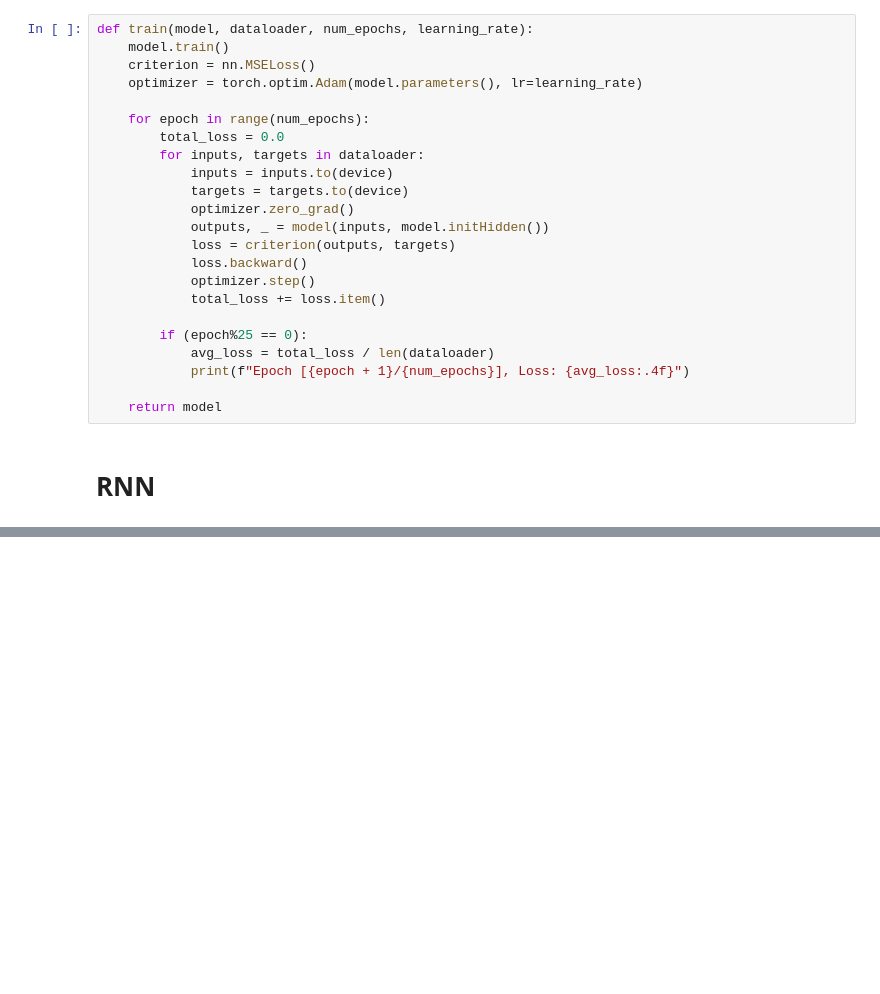
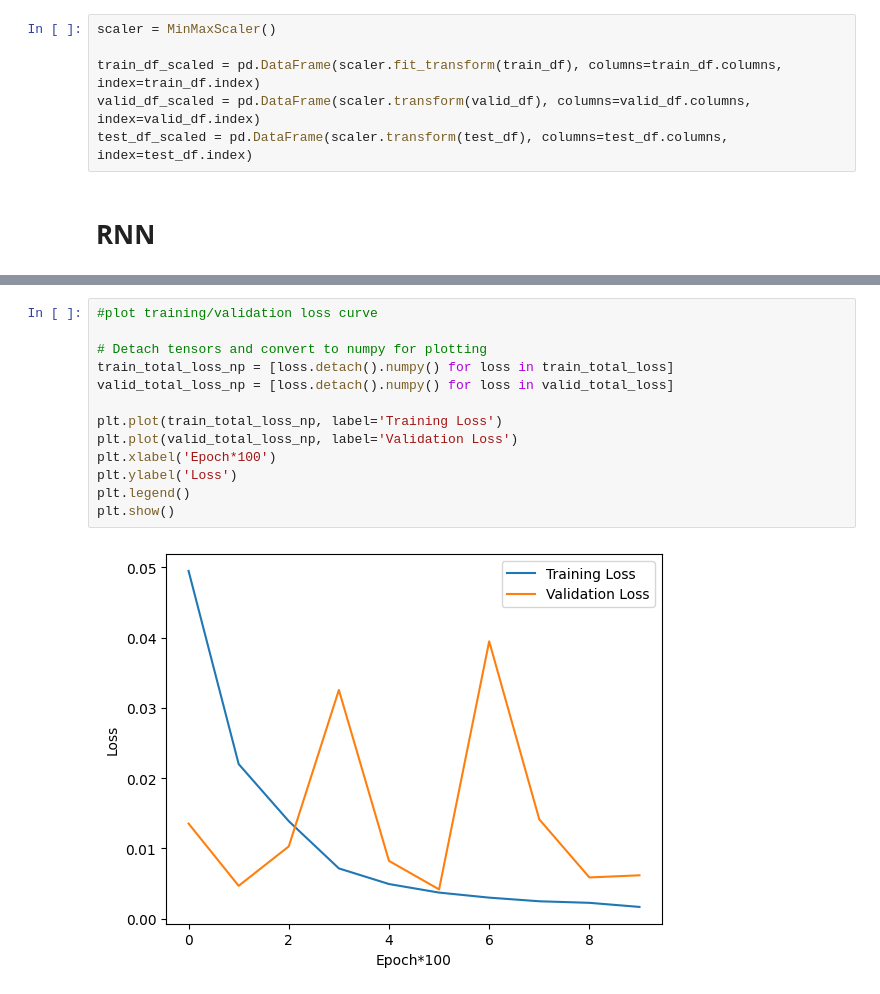
Before and after one commit to loypekyong/DeepLearningProject, a Jupyter notebook: weather_prediction.ipynb, the cells around one changed output, grey strips where cells are left out. Saved outputs shown, nothing was run; the diff lists cells and outputs as text; blank space fills up the shorter version.

Commit message:
Rnn model

```diff
--- a/weather_prediction.ipynb
+++ b/weather_prediction.ipynb
@@ -153,25 +55,8 @@ test_dataloader = DataLoader(test, batch_size=32, shuffle=True)
-# %%
-def train(model, dataloader, num_epochs, learning_rate):
-    model.train()
-    criterion = nn.MSELoss()
-    optimizer = torch.optim.Adam(model.parameters(), lr=learning_rate)
-
-    for epoch in range(num_epochs):
-        total_loss = 0.0
-        for inputs, targets in dataloader:
-            inputs = inputs.to(device)
-            targets = targets.to(device)
-            optimizer.zero_grad()
-            outputs, _ = model(inputs, model.initHidden())
-            loss = criterion(outputs, targets)
-            loss.backward()
-            optimizer.step()
-            total_loss += loss.item()
-
-        if (epoch%25 == 0):
-            avg_loss = total_loss / len(dataloader)
-            print(f"Epoch [{epoch + 1}/{num_epochs}], Loss: {avg_loss:.4f}")
-
-    return model
+# %%
+scaler = MinMaxScaler()
+
+train_df_scaled = pd.DataFrame(scaler.fit_transform(train_df), columns=train_df.columns, index=train_df.index)
+valid_df_scaled = pd.DataFrame(scaler.transform(valid_df), columns=valid_df.columns, index=valid_df.index)
+test_df_scaled = pd.DataFrame(scaler.transform(test_df), columns=test_df.columns, index=test_df.index)
 # %% [markdown]
 # RNN
@@ -208,0 +174,15 @@ KeyboardInterrupt:
+# %%
+#plot training/validation loss curve
+
+# Detach tensors and convert to numpy for plotting
+train_total_loss_np = [loss.detach().numpy() for loss in train_total_loss]
+valid_total_loss_np = [loss.detach().numpy() for loss in valid_total_loss]
+
+plt.plot(train_total_loss_np, label='Training Loss')
+plt.plot(valid_total_loss_np, label='Validation Loss')
+plt.xlabel('Epoch*100')
+plt.ylabel('Loss')
+plt.legend()
+plt.show()
+# %% [output]
+[figure, added]
```
Also changed, not shown: parts of 14 cells of this notebook, 13 other files.
